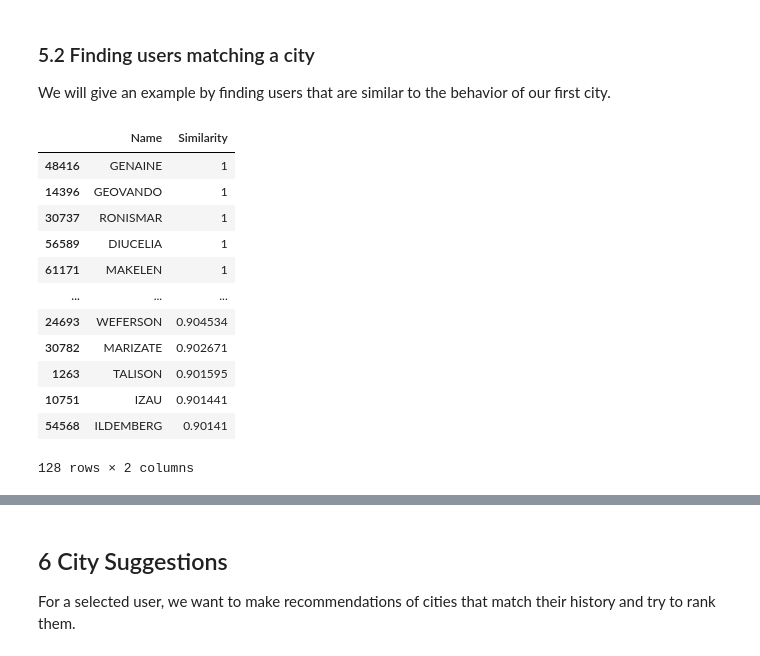
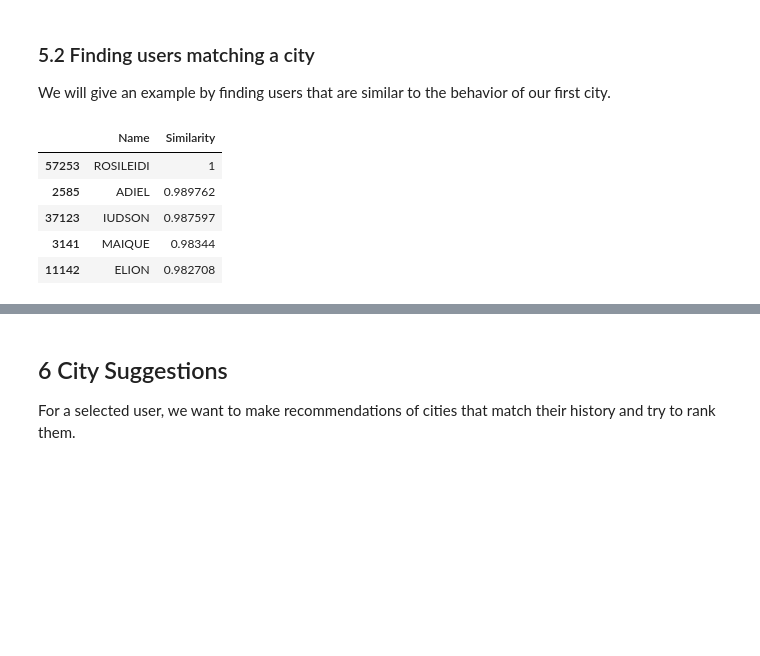
Before and after one commit to rodrigolink/travel_recommendation, a Jupyter notebook: travel-recommendation.ipynb, the cells around one changed output, grey strips where cells are left out. Cells and saved outputs as stored; diff of their text form; code cells hidden in the pictures; blank space fills up the shorter version.

```diff
--- a/travel-recommendation.ipynb
+++ b/travel-recommendation.ipynb
@@ -266,0 +291,9 @@ user_vector.head()
+# %%
+user_vector = pd.DataFrame(np.zeros((len(user_input),11)),columns = ['Name']+categories)
+user_vector['Name'] = user_input['Nome'].tolist()
+user_vector = user_vector.set_index('Name')
+for ii in range(len(user_table)):
+    user_vector.loc[user_table.iloc[ii,0],user_table.iloc[ii,-1]] +=1
+user_vector = user_vector.div(user_vector.sum(axis=1), axis=0)
+user_vector.reset_index(inplace=True)
+user_vector.head()
@@ -283,10 +323,11 @@ What we want is to find the users with the highest cosine similarity to our targ
 # %%
 corr_user_df = pd.DataFrame(columns=['Name','Similarity'])
 corr_user_df['Name'] = user_input['Nome']
+target_vector = [user_vector.iloc[0,1:]]
 for ii in range(len(user_vector)):
-    corr_user_df.iloc[ii,1] = float(cosine_similarity([user_vector.iloc[0,1:]],[user_vector.iloc[ii,1:]]))
+    corr_user_df.iloc[ii,1] = float(cosine_similarity(target_vector,[user_vector.iloc[ii,1:]]))
 corr_user_df = corr_user_df.sort_values(by='Similarity',ascending=False)
-corr_user_df[corr_user_df['Similarity']>0.9]
+corr_user_df[corr_user_df['Similarity']>0.9].head()
 # %% [output]
 |  | Name | Similarity |
 | 0 | MARIA | 1 |
@@ -344,8 +356,9 @@ We will give an example by finding cities that are similar to the behavior of ou
 # %%
 corr_user_cities_df = pd.DataFrame(columns=['City','Similarity'])
 corr_user_cities_df['City'] = city_vector['City']
+target_vector = [user_vector.iloc[0,1:]]
 for ii in range(len(city_vector)):
-    corr_user_cities_df.iloc[ii,1] = float(cosine_similarity([user_vector.iloc[0,1:]],[city_vector.iloc[ii,1:]]))
-corr_user_cities_df[corr_user_cities_df['Similarity']>0.9]
+    corr_user_cities_df.iloc[ii,1] = float(cosine_similarity(target_vector,[city_vector.iloc[ii,1:]]))
+corr_user_cities_df[corr_user_cities_df['Similarity']>0.9].sort_values(by='Similarity',ascending=False)
 # %% [output]
 |  | City | Similarity |
@@ -395,24 +376,18 @@ We will give an example by finding users that are similar to the behavior of our
 # %%
 corr_city_users_df = pd.DataFrame(columns=['Name','Similarity'])
 corr_city_users_df['Name'] = user_input['Nome']
+target_vector = [city_vector.iloc[0,1:]]
 for ii in range(len(user_vector)):
-    corr_city_users_df.iloc[ii,1] = float(cosine_similarity([city_vector.iloc[0,1:]],[user_vector.iloc[ii,1:]]))
+    corr_city_users_df.iloc[ii,1] = float(cosine_similarity(target_vector,[user_vector.iloc[ii,1:]]))
 corr_city_users_df = corr_city_users_df.sort_values(by='Similarity',ascending=False)
-corr_city_users_df[corr_city_users_df['Similarity']>0.9]
+corr_city_users_df[corr_city_users_df['Similarity']>0.9].head()
 # %% [output]
 |  | Name | Similarity |
-| 48416 | GENAINE | 1 |
-| 14396 | GEOVANDO | 1 |
-| 30737 | RONISMAR | 1 |
-| 56589 | DIUCELIA | 1 |
-| 61171 | MAKELEN | 1 |
-| ... | ... | ... |
-| 24693 | WEFERSON | 0.904534 |
-| 30782 | MARIZATE | 0.902671 |
-| 1263 | TALISON | 0.901595 |
-| 10751 | IZAU | 0.901441 |
-| 54568 | ILDEMBERG | 0.90141 |
+| 57253 | ROSILEIDI | 1 |
+| 2585 | ADIEL | 0.989762 |
+| 37123 | IUDSON | 0.987597 |
+| 3141 | MAIQUE | 0.98344 |
+| 11142 | ELION | 0.982708 |
-128 rows × 2 columns
 # %%
 display(city_vector[city_vector.index==0])
 city_users_picks = corr_city_users_df[corr_city_users_df['Similarity']>0.9].index
```
Also changed, not shown: parts of 46 cells of this notebook.
